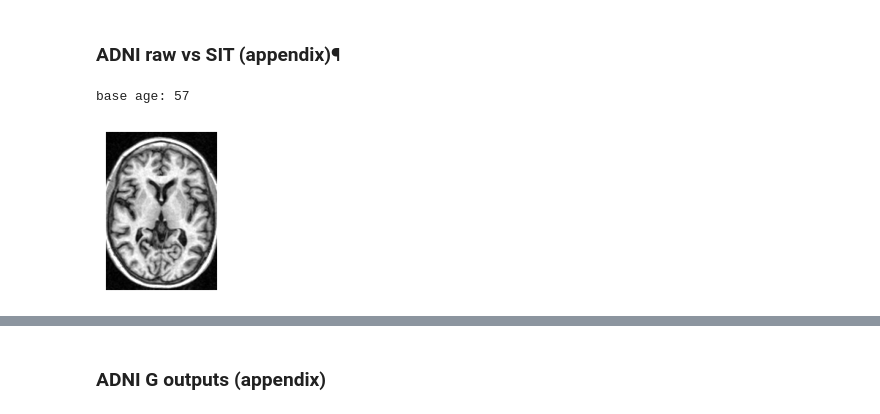
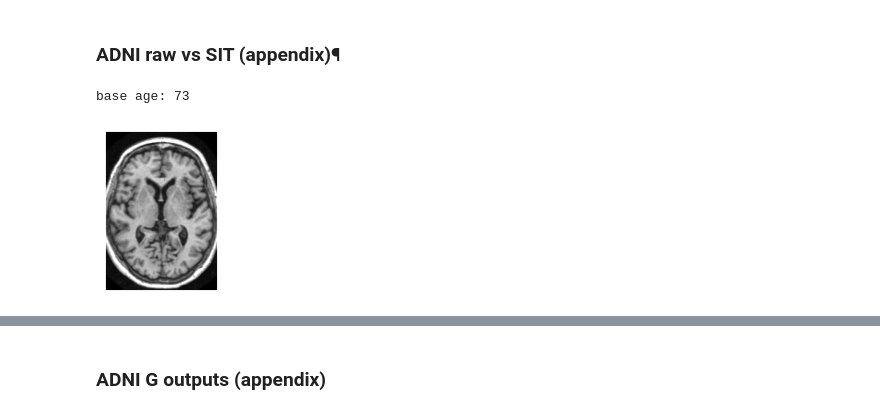
Before and after one commit to clintonjwang/spatial-intensity-transforms, a Jupyter notebook: sitgan/scratchpad.ipynb, the cells around one changed output, grey strips where cells are left out. Cells and saved outputs as stored; diff of their text form; code cells hidden in the pictures.

```diff
--- a/sitgan/scratchpad.ipynb
+++ b/sitgan/scratchpad.ipynb
@@ -560,9 +607,9 @@ plt.imshow(img, cmap="gray"); plt.axis('off');
 ### MRIG G outputs
 # %%
 # MRIG age
-subject_id = "701_STROKE_FLAIR_AX_TRA_TIR_6000_100_90_0_100000483"
+subject_id = "005_AX_FLAIR_T2_0_2000000815"
 jobs = ["raw_m_star", "st_m_star", "sit_m_star",
-        "it_m_star", "dt_m_star", "dit_m_star"]
+        "it_m_star", "dt_m_star", "dms_1"]
 
 age_mean,age_scale = np.load(osp.join(ANALYSIS_DIR, "mrigenie_normalizations.npy"))[0]
 dp = mrigenie.get_midslice_for_subject(subject_id)
@@ -576,14 +623,14 @@ base age: 52
 # %%
 output_imgs = []
 dY = torch.zeros_like(dp["attributes"]).unsqueeze(0).cuda()
-dY[:,0] = 20/age_scale
+dY[:,0] = 25/age_scale
 X_0 = dp["image"].cuda().unsqueeze(0)
 for job in jobs:
     models, args = job_mgmt.get_job_model_and_args(job)
     model_type = args["network"]["type"]
     G=models["G"]
     with torch.no_grad():
-        if model_type == "CVAE":
+        if False:
             attr_gt = dp["attributes"].cuda()
             attr_gt = torch.where(torch.isnan(attr_gt), torch.randn_like(attr_gt), attr_gt).unsqueeze(0)
             X_est = G(X_0, y=attr_gt, dy=dY)
@@ -591,7 +638,7 @@ for job in jobs:
             X_est = G(X_0, dY)
     X_est = X_est.cpu().squeeze()
     output_imgs.append(X_est)
-plt.rcParams["figure.figsize"] = (5.0, 4.0)
+plt.rcParams["figure.figsize"] = (4.0, 3.0)
 X_0 = X_0.cpu().squeeze()
 border = 4
 X_0[:border] = X_0[:,:border] = X_0[-border:] = X_0[:,-border:] = 1
@@ -602,5 +651,5 @@ bot = torch.cat(output_imgs[3:], dim=1)
 top = rescale_float(top)
 img = torch.cat((top, bot), dim=0)
 img = rescale_clip(img)
-plt.rcParams["figure.figsize"] = (15.0, 12.0)
+plt.rcParams["figure.figsize"] = (13.0, 10.0)
 plt.imshow(img, cmap="gray"); plt.axis('off');
@@ -609,7 +669,7 @@ plt.imshow(img, cmap="gray"); plt.axis('off');
 # %%
-jobs = ["raw_a_cvae", "raw_a_caae", "raw_a_ipg", "raw_a_star",
-        "dit_a_cvae", "dit_a_caae", "dit_a_ipg", "dit_a_star"]
-series_id = "137_S_0994_109983"
+jobs = ["raw_a_rgae", "raw_a_caae", "raw_a_ipg", "raw_a_star",
+        "dit_a_rgae", "dit_a_caae", "dit_a_ipg", "das_1"]
+series_id = "131_S_0441_48029_7"
 
 age_mean,age_scale = np.load(osp.join(ANALYSIS_DIR, "adni_normalizations.npy"))[0]
 dp = adni.get_midslice_for_series(series_id)
@@ -619,28 +679,29 @@ args = job_mgmt.get_job_args(jobs[0])
 _, transforms = data_tx.get_transforms(args)
 dp = transforms([dp])[0]
 # %% [output]
-base age: 57
+base age: 73
 # %%
 output_imgs = []
 dY = torch.zeros_like(dp["attributes"]).unsqueeze(0).cuda()
-dY[:,0] = 15/age_scale
+dY[:,0] = 10/age_scale
 X_0 = dp["image"].cuda().unsqueeze(0)
 for job in jobs:
     models, args = job_mgmt.get_job_model_and_args(job)
     model_type = args["network"]["type"]
     G=models["G"]
     with torch.no_grad():
         X_est = G(X_0, dY)
     X_est = X_est.cpu().squeeze()
     output_imgs.append(X_est)
 output_imgs = [pad_adni(i) for i in output_imgs]
 plt.rcParams["figure.figsize"] = (4.0, 3.0)
 X_0 = X_0.cpu().squeeze()
+X_0 = rescale_noclip(X_0)
 border = 4
-X_0[:border] = X_0[:,:border] = X_0[-border:] = X_0[:,-border:] = 1
+X_0[:border] = X_0[:,:border] = X_0[-border:] = X_0[:,-border:] = 255
 plt.imshow(X_0, cmap="gray"); plt.axis('off');
 # %% [output]
-[figure, old version]
+[figure, new version]
 # %%
 top = torch.cat(output_imgs[:4], dim=1)
 bot = torch.cat(output_imgs[4:], dim=1)
```
Also changed, not shown: parts of 88 cells of this notebook, 18 other files.
